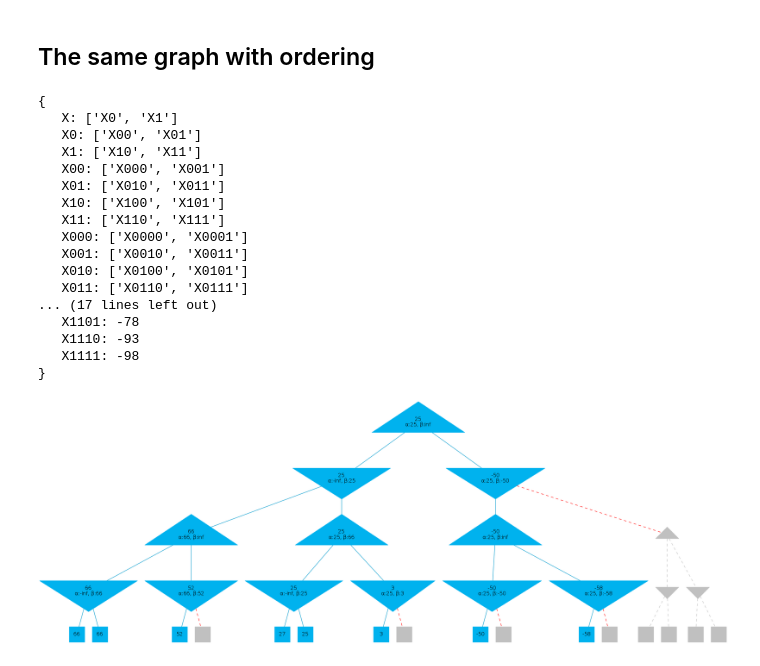
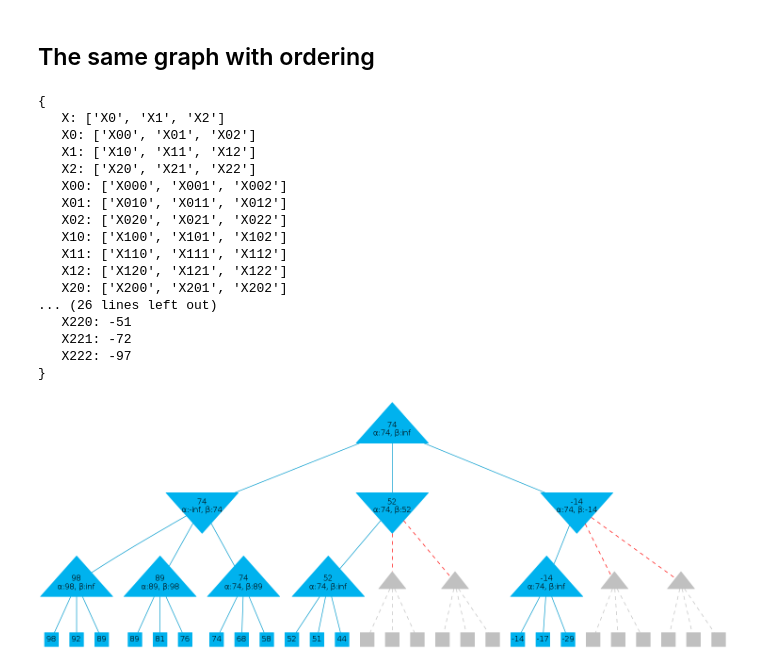
Before and after one commit to Mufas61/alpha-beta-pruning, a Jupyter notebook: visualization.ipynb, the cells around one changed output. Saved outputs shown, nothing was run; the diff lists cells and outputs as text; code cells hidden in the pictures.

```diff
--- a/visualization.ipynb
+++ b/visualization.ipynb
@@ -18,6 +20,8 @@ The autoreload extension is already loaded. To reload it, use:
+# %%
+DEAPTH, BRANCHING = 3, 3
 # %%
-nums = build_random_leafs(depth=4, branching=2)
-order, graph = build_graph(nums, branching=2)
+nums = build_random_leafs(DEAPTH, BRANCHING)
+order, graph = build_graph(nums, BRANCHING)
 print_pretty(graph, order)
 # %% [output]
 {
@@ -50,32 +56,32 @@ display(Image(filename='img/graph.png'))
 ## The same graph with ordering
 # %%
 sorted_nums = sorted(nums, reverse=True)
-order, graph = build_graph(sorted_nums, branching=2)
-print_pretty(graphB3, order)
+order2, graph2 = build_graph(sorted_nums, BRANCHING)
+print_pretty(graph2, order2)
 # %% [output]
 {
-   X: ['X0', 'X1']
-   X0: ['X00', 'X01']
-   X1: ['X10', 'X11']
-   X00: ['X000', 'X001']
-   X01: ['X010', 'X011']
-   X10: ['X100', 'X101']
-   X11: ['X110', 'X111']
-   X000: ['X0000', 'X0001']
-   X001: ['X0010', 'X0011']
-   X010: ['X0100', 'X0101']
-   X011: ['X0110', 'X0111']
-... (17 lines left out)
-   X1101: -78
-   X1110: -93
-   X1111: -98
+   X: ['X0', 'X1', 'X2']
+   X0: ['X00', 'X01', 'X02']
+   X1: ['X10', 'X11', 'X12']
+   X2: ['X20', 'X21', 'X22']
+   X00: ['X000', 'X001', 'X002']
+   X01: ['X010', 'X011', 'X012']
+   X02: ['X020', 'X021', 'X022']
+   X10: ['X100', 'X101', 'X102']
+   X11: ['X110', 'X111', 'X112']
+   X12: ['X120', 'X121', 'X122']
+   X20: ['X200', 'X201', 'X202']
+... (26 lines left out)
+   X220: -51
+   X221: -72
+   X222: -97
 }
 # %%
-desc = alpha_beta(graphB3, root=order[0])
+desc2 = alpha_beta(graph2, root=order[0])
 
-viz = build_viz(order, graphB3, desc, branching=2)
+viz = build_viz(order2, graph2, desc2, BRANCHING)
 
-viz.render(filename='img/graphB3')
-display(Image(filename='img/graphB3.png'))
+viz.render(filename='img/graph2')
+display(Image(filename='img/graph2.png'))
 # %% [output]
-[figure, old version]
+[figure, new version]
```
Also changed, not shown: parts of 5 cells of this notebook, 2 other files.
